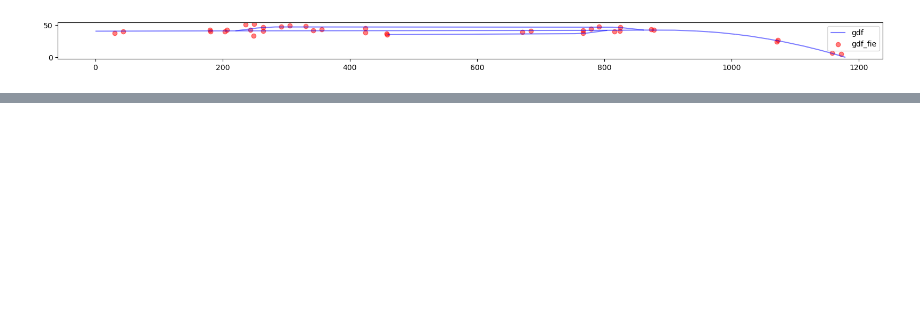
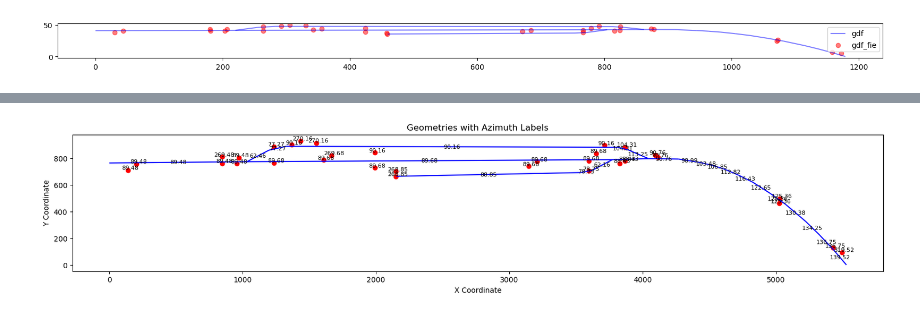
Before and after one commit to mwoj-tech/geo2screen, a Jupyter notebook: main.ipynb, the cells around one changed output, grey strips where cells are left out. Drawn from its saved outputs; the diff is of its cells as text; code cells hidden in the pictures; blank space fills up the shorter version.

```diff
--- a/main.ipynb
+++ b/main.ipynb
@@ -232,0 +326,13 @@ Modified gdf_fie:
+# %%
+# Define a function to calculate the target azimuth
+def calculate_target_azimuth(row):
+    if row['Direction'] == 0:
+        return row['azimuth_inherit'] + 180
+    else:
+        return row['azimuth_inherit']
+
+# Apply the function to create the 'target_azimuth' field
+gdf_fie['target_azimuth'] = gdf_fie.apply(calculate_target_azimuth, axis=1)
+
+# Print the modified DataFrame
+print(gdf_fie.head())
@@ -232,0 +353,29 @@ Modified gdf_fie:
+# %%
+# Plot the geometries
+fig, ax = plt.subplots(figsize=(20, 20))
+
+# Plot gdf_net
+gdf_net.plot(ax=ax, color='blue')
+
+# Plot gdf_fie
+gdf_fie.plot(ax=ax, color='red')
+
+# Add labels for net_azimuth
+for idx, row in gdf_net.iterrows():
+    centroid = row.geometry.centroid
+    ax.text(centroid.x, centroid.y, f"{row['net_azimuth']:.2f}", fontsize=8, ha='center', va='center')
+
+# Add labels for target_azimuth
+for idx, row in gdf_fie.iterrows():
+    label = f"{row['target_azimuth']:.2f}"  # Use 'target_azimuth' field
+    ax.annotate(label, (row.geometry.x, row.geometry.y), xytext=(3, 3), textcoords='offset points', fontsize=8, ha='center', va='center')
+
+# Set plot title and labels
+ax.set_title('Geometries with Azimuth Labels')
+ax.set_xlabel('X Coordinate')
+ax.set_ylabel('Y Coordinate')
+
+# Show plot
+plt.show()
+# %% [output]
+[figure, added]
```
Also changed, not shown: parts of 16 cells of this notebook, 5 other files.
